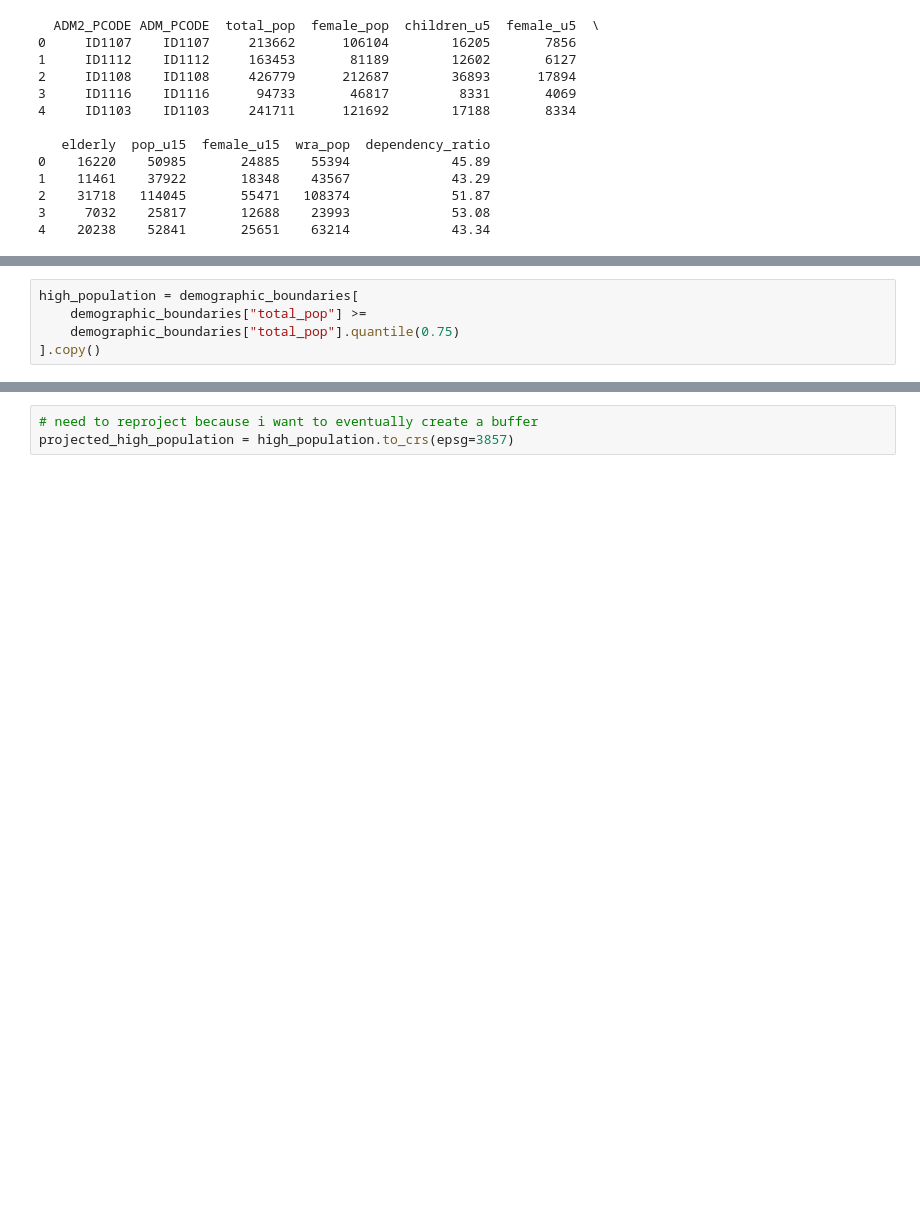
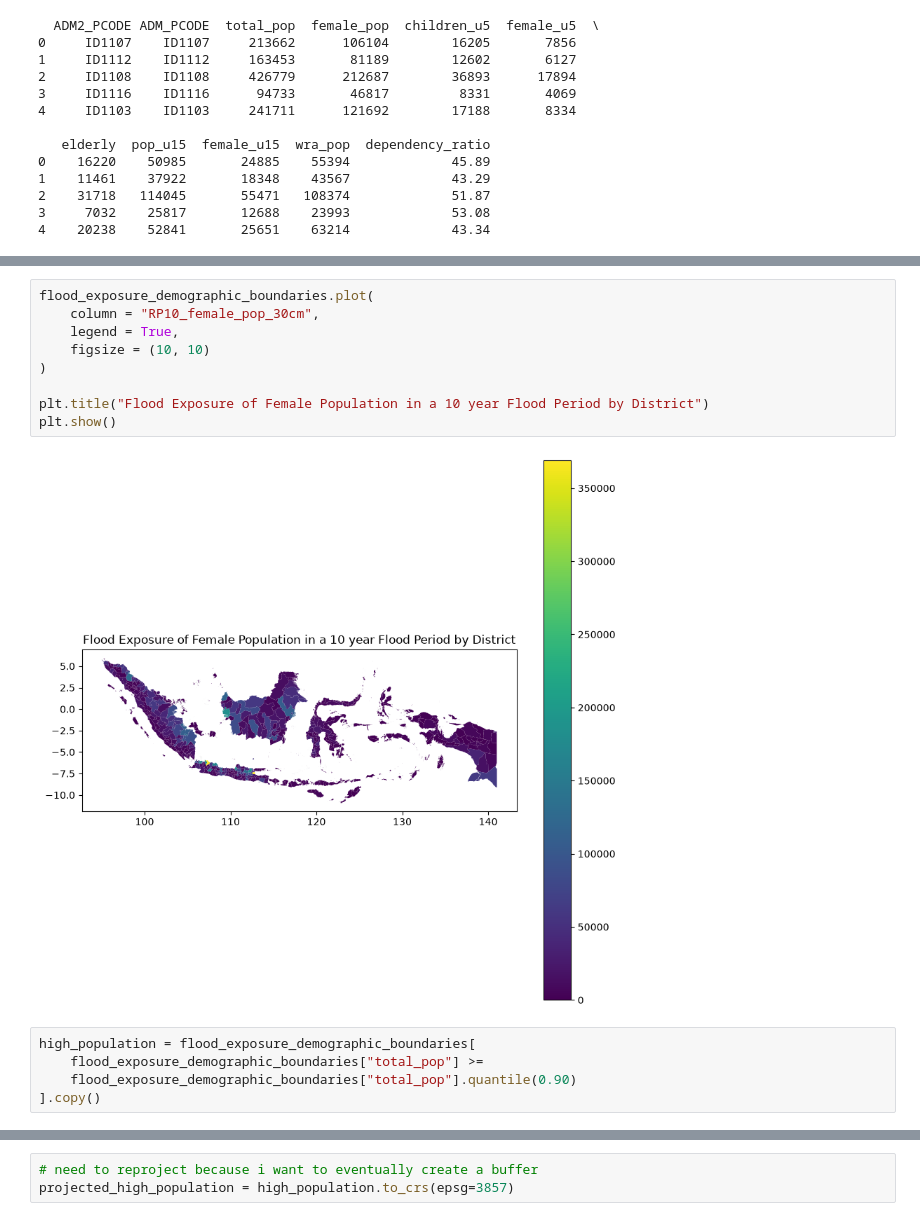
Before and after one commit to lane-erwin/geog592-cheyney, a Jupyter notebook: homework/week07/geopandas_hw_joins.ipynb, the cells around one changed output, grey strips where cells are left out. Drawn from its saved outputs; the diff is of its cells as text; blank space fills up the shorter version.

```diff
--- a/homework/week07/geopandas_hw_joins.ipynb
+++ b/homework/week07/geopandas_hw_joins.ipynb
@@ -117,7 +189,18 @@ plt.show()
+# %%
+flood_exposure_demographic_boundaries.plot(
+    column = "RP10_female_pop_30cm",
+    legend = True,
+    figsize = (10, 10)
+)
+
+plt.title("Flood Exposure of Female Population in a 10 year Flood Period by District")
+plt.show()
+# %% [output]
+[figure, added]
 # %%
-high_population = demographic_boundaries[
-    demographic_boundaries["total_pop"] >=
-    demographic_boundaries["total_pop"].quantile(0.75)
+high_population = flood_exposure_demographic_boundaries[
+    flood_exposure_demographic_boundaries["total_pop"] >=
+    flood_exposure_demographic_boundaries["total_pop"].quantile(0.90)
 ].copy()
 # %%
 print(len(high_population))
```
Also changed, not shown: parts of 19 cells of this notebook.
